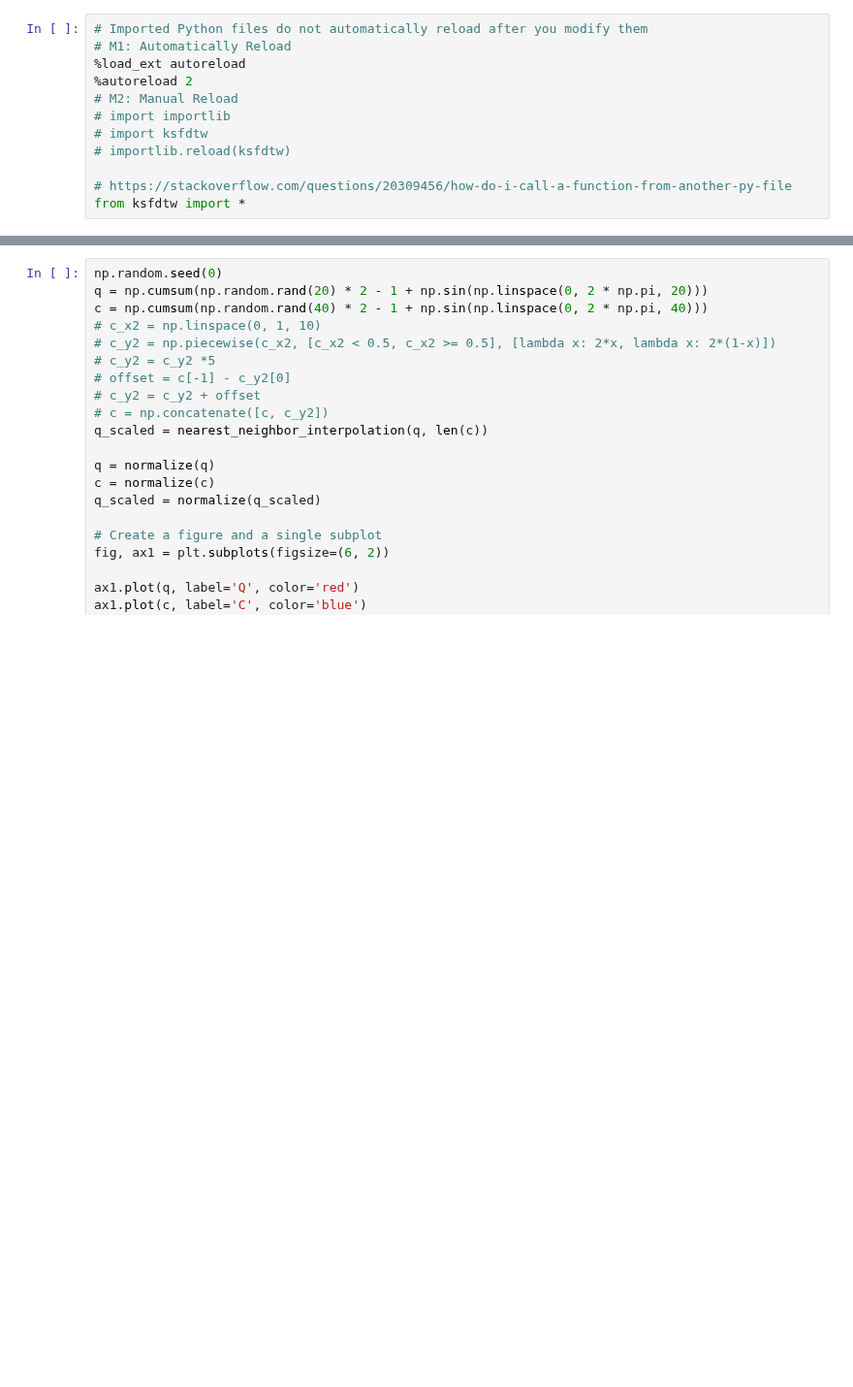
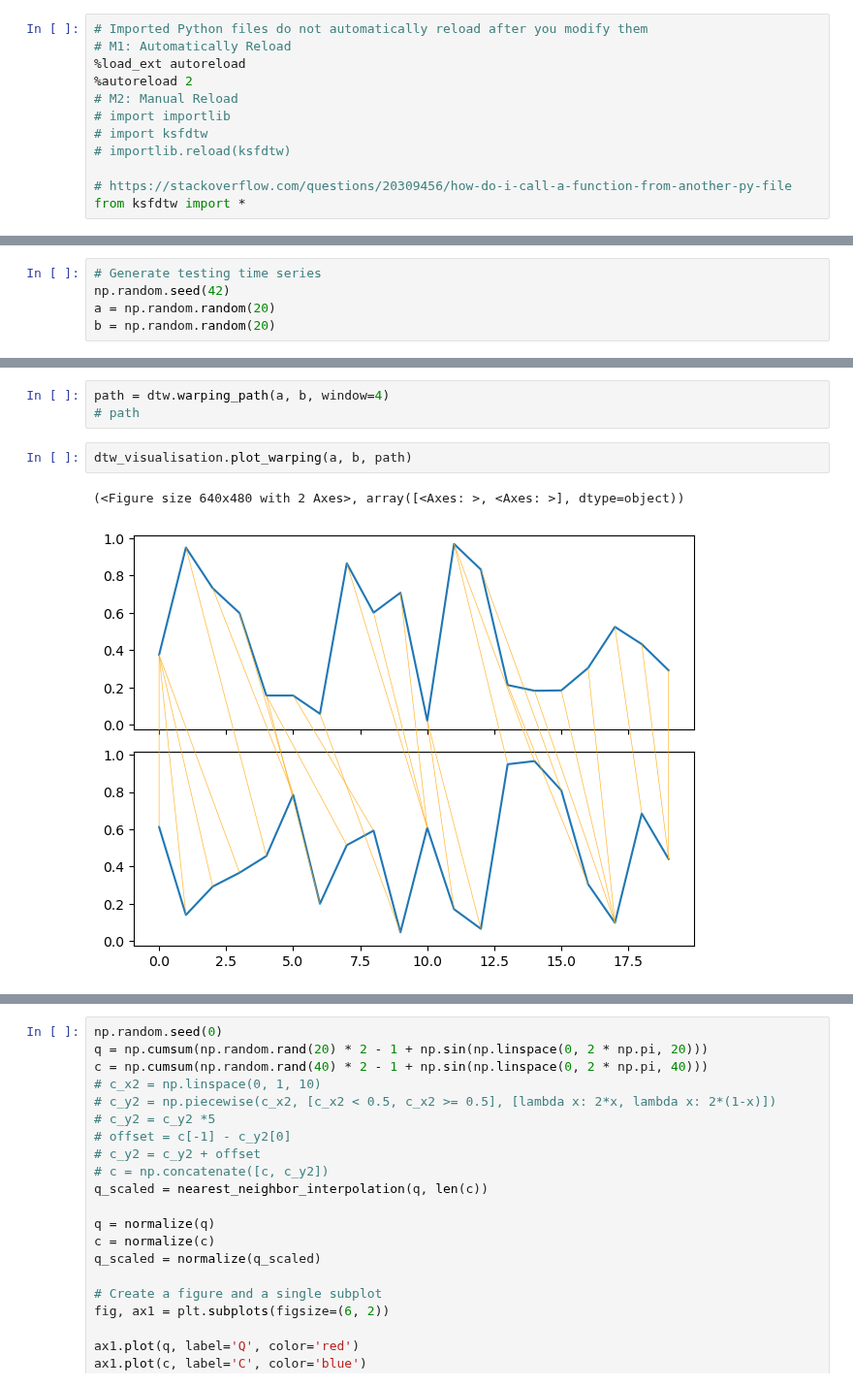
Before and after one commit to cyuab/k-scaling-factor-dtw, a Jupyter notebook: code/main.ipynb, the cells around one changed output, grey strips where cells are left out. Shown at 97% size. Saved outputs shown, nothing was run; the diff lists cells and outputs as text; blank space fills up the shorter version.

```diff
--- a/code/main.ipynb
+++ b/code/main.ipynb
@@ -15,0 +32,5 @@ from ksfdtw import *
+# %%
+# Generate testing time series
+np.random.seed(42)
+a = np.random.random(20)
+b = np.random.random(20)
@@ -15,0 +66,8 @@ from ksfdtw import *
+# %%
+path = dtw.warping_path(a, b, window=4)
+# path
+# %%
+dtw_visualisation.plot_warping(a, b, path)
+# %% [output]
+(<Figure size 640x480 with 2 Axes>, array([<Axes: >, <Axes: >], dtype=object))
+[figure, added]
```
Also changed, not shown: parts of 82 cells of this notebook, 5 other files.
